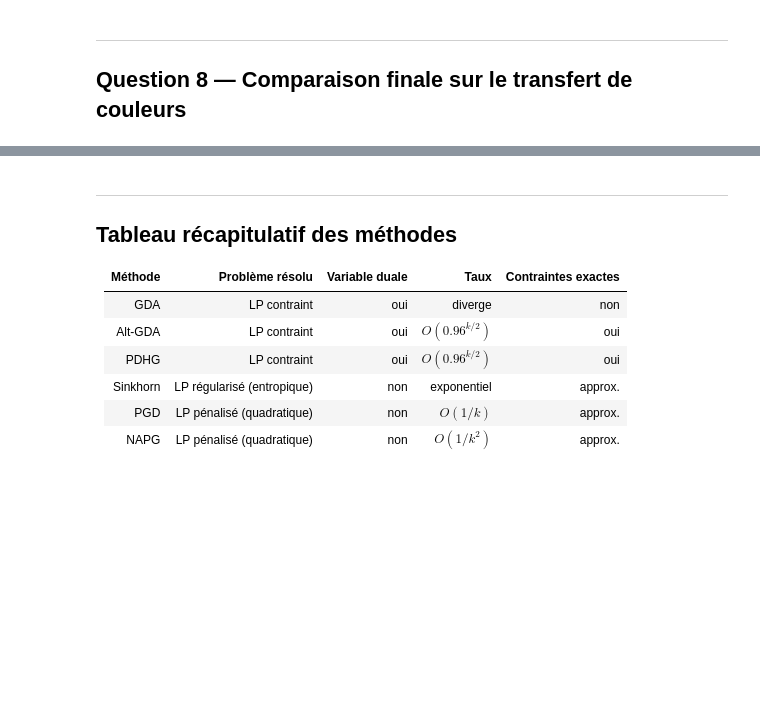
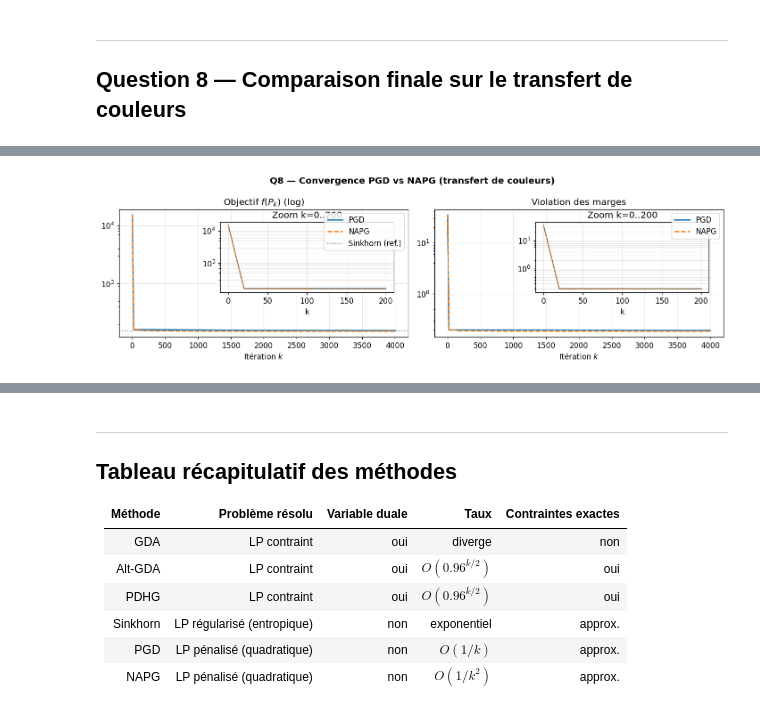
Before and after one commit to mxzouu/optimization_for_ML, a Jupyter notebook: ProjetOAA_2526_v2.ipynb, the cells around one changed output, grey strips where cells are left out. Saved outputs shown, nothing was run; the diff lists cells and outputs as text; code cells hidden in the pictures; blank space fills up the shorter version.

Commit message:
changed the scale in the plots

```diff
--- a/ProjetOAA_2526_v2.ipynb
+++ b/ProjetOAA_2526_v2.ipynb
@@ -768,21 +834,41 @@ plt.show()
 # %%
 fig, axes = plt.subplots(1, 2, figsize=(13, 4))
 fig.suptitle("Q8 — Convergence PGD vs NAPG (transfert de couleurs)", fontweight="bold")
 
 for name, res, col, ls in [("PGD",  res_pgd,  "tab:blue",   "-"),
                              ("NAPG", res_napg, "tab:orange", "--")]:
     h = res["history"]
-    axes[0].plot(h["iter"], h["obj"], label=name, color=col, ls=ls, lw=1.8)
+    axes[0].semilogy(h["iter"], np.array(h["obj"]) + 1e-16,
+                     label=name, color=col, ls=ls, lw=1.8)
     viol = np.array(h["row_viol"]) + np.array(h["col_viol"])
     axes[1].semilogy(h["iter"], viol + 1e-16, label=name, color=col, ls=ls, lw=1.8)
 
 axes[0].axhline(results_ct["sinkhorn"]["metrics"]["cost"], color="gray", ls=":",
                 label="Sinkhorn (ref.)")
-axes[0].set(title=r"Objectif déséquilibré $f(P_k)$", xlabel="Itération $k$")
-axes[1].set(title=r"Violation $\|P_k\mathbf{1}-a\|+\|P_k^\top\mathbf{1}-b\|$",
-             xlabel="Itération $k$")
+axes[0].set(title=r"Objectif $f(P_k)$ (log)", xlabel="Itération $k$")
+axes[1].set(title=r"Violation des marges", xlabel="Itération $k$")
 for ax in axes:
     ax.legend(); ax.grid(True, alpha=0.3)
 
+# Zoom sur les 200 premieres iterations en insert
+for ax_main, key, res_list in [
+    (axes[0], "obj",      [(res_pgd, "tab:blue", "-"), (res_napg, "tab:orange", "--")]),
+    (axes[1], "row_viol", [(res_pgd, "tab:blue", "-"), (res_napg, "tab:orange", "--")]),
+]:
+    ax_ins = ax_main.inset_axes([0.35, 0.35, 0.6, 0.55])
+    for res, col, ls in res_list:
+        h = res["history"]
+        iters_zoom = np.array(h["iter"])
+        mask = iters_zoom <= 200
+        if key == "obj":
+            vals = np.array(h["obj"])
+        else:
+            vals = np.array(h["row_viol"]) + np.array(h["col_viol"])
+        ax_ins.semilogy(iters_zoom[mask], vals[mask] + 1e-16, color=col, ls=ls, lw=1.5)
+    ax_ins.set(title="Zoom k=0..200", xlabel="k")
+    ax_ins.grid(True, which="both", alpha=0.3)
+
 plt.tight_layout()
 plt.show()
+# %% [output]
+[figure, added]
```
Also changed, not shown: parts of 15 cells of this notebook.
